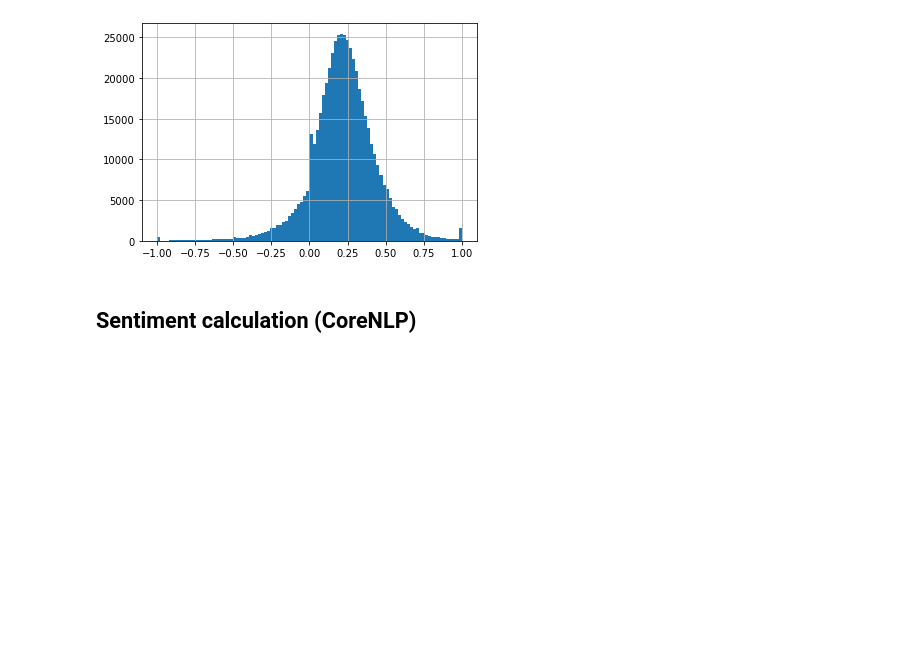
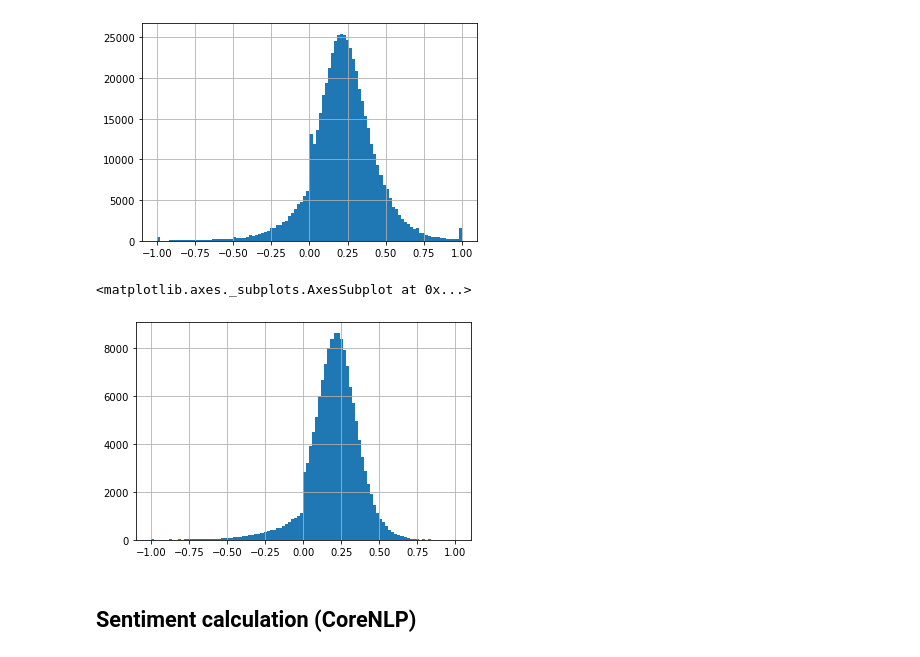
Before and after one commit to DijunLiu1995/factiva-analytics-process, a Jupyter notebook: 06-exploration-covid.ipynb, the cells around one changed output. Saved outputs shown, nothing was run; the diff lists cells and outputs as text; code cells hidden in the pictures; blank space fills up the shorter version.

```diff
--- a/06-exploration-covid.ipynb
+++ b/06-exploration-covid.ipynb
@@ -177,6 +212,12 @@ all_articles['textblob_sentiment_polarity_norm'].hist(bins=100)
 # %% [output]
 <matplotlib.axes._subplots.AxesSubplot at 0x...>
 [figure]
+# %%
+all_articles['textblob_sentiment_score_norm'] = all_articles['textblob_sentiment_score'].apply(lambda x: normalise_sentiment(x, minx=-0.1, maxx=0.2))
+all_articles['textblob_sentiment_score_norm'].hist(bins=100)
+# %% [output]
+<matplotlib.axes._subplots.AxesSubplot at 0x...>
+[figure, added]
 # %% [markdown]
 ## Sentiment calculation (CoreNLP)
 # %%
```
Also changed, not shown: parts of 14 cells of this notebook, 3 other files.
